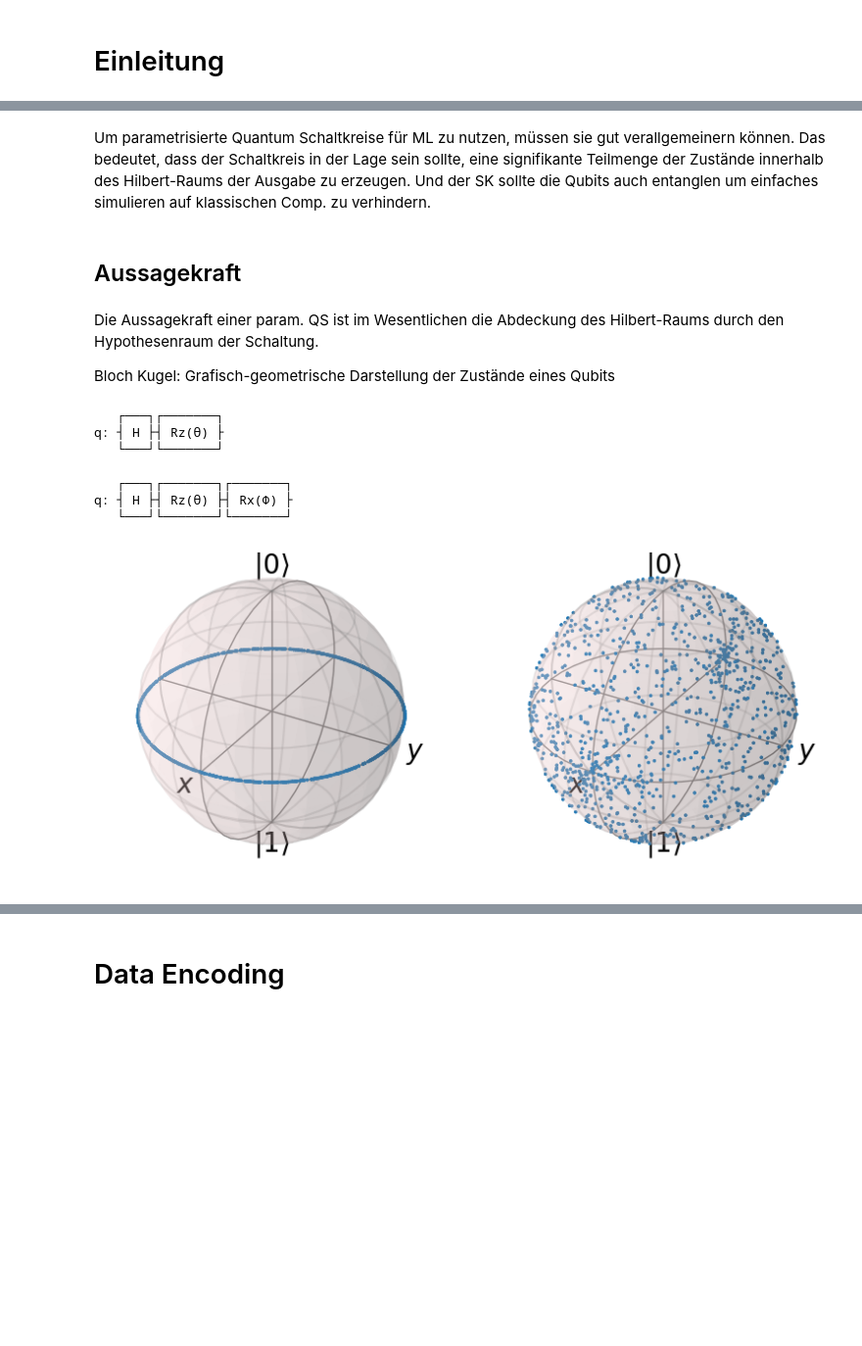
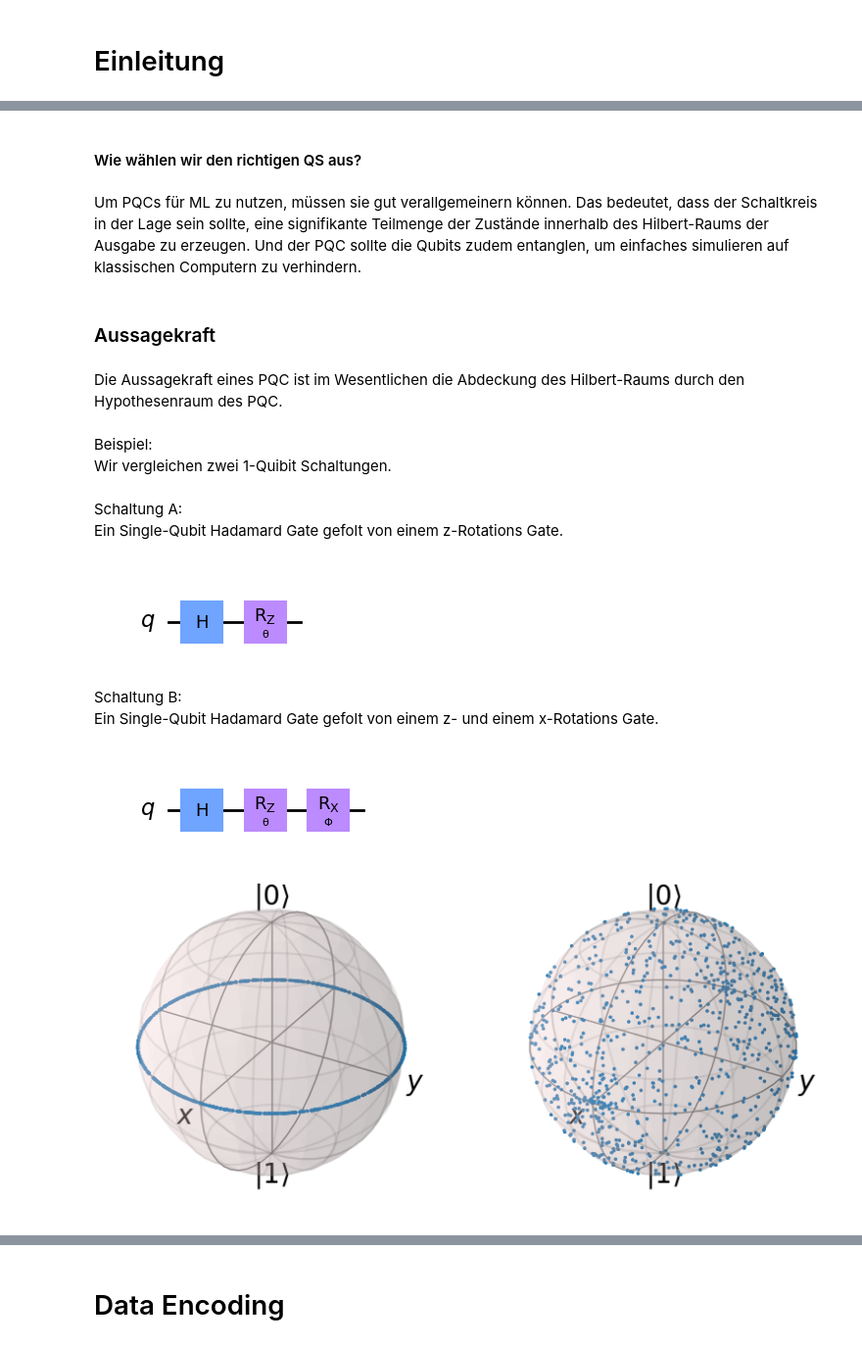
Before and after one commit to jannikobenhoff/quantum_machine_learning, a Jupyter notebook: tutorial/Tutorial.ipynb, the cells around one changed output, grey strips where cells are left out. Shown at 98% size. Cells and saved outputs as stored; diff of their text form; code cells hidden in the pictures; blank space fills up the shorter version.

```diff
--- a/tutorial/Tutorial.ipynb
+++ b/tutorial/Tutorial.ipynb
@@ -26,13 +49,19 @@ q_1: ─────────┤ Rz(θ) ├
+# %% [markdown]
+#### Wie wählen wir den richtigen QS aus?
 # %% [markdown]
-Um parametrisierte Quantum Schaltkreise für ML zu nutzen, müssen sie gut verallgemeinern können.
+Um PQCs für ML zu nutzen, müssen sie gut verallgemeinern können.
 Das bedeutet, dass der Schaltkreis in der Lage sein sollte, eine signifikante Teilmenge der Zustände innerhalb des Hilbert-Raums der Ausgabe zu erzeugen.
-Und der SK sollte die Qubits auch entanglen um einfaches simulieren auf klassischen Comp. zu verhindern.
+Und der PQC sollte die Qubits zudem entanglen, um einfaches simulieren auf klassischen Computern zu verhindern.
 # %% [markdown]
-## Aussagekraft
+### Aussagekraft
 # %% [markdown]
-Die Aussagekraft einer param. QS ist im Wesentlichen die Abdeckung des Hilbert-Raums durch den Hypothesenraum der Schaltung.
-
-Bloch Kugel: Grafisch-geometrische Darstellung der Zustände eines Qubits
+Die Aussagekraft eines PQC ist im Wesentlichen die Abdeckung des Hilbert-Raums durch den Hypothesenraum des PQC.<br>
+<br>
+Beispiel: <br>
+Wir vergleichen zwei 1-Quibit Schaltungen.
+# %% [markdown]
+Schaltung A: <br>
+Ein Single-Qubit Hadamard Gate gefolt von einem z-Rotations Gate.
 # %%
 import numpy as np
 import matplotlib.pyplot as plt
@@ -47,11 +76,12 @@ qc_A.h(0)
 qc_A.rz(theta_param, 0)
 
 
-qc_A.draw()
+qc_A.draw(output="mpl")
 # %% [output]
-   ┌───┐┌───────┐
-q: ┤ H ├┤ Rz(θ) ├
-   └───┘└───────┘
+[figure, added]
+# %% [markdown]
+Schaltung B: <br>
+Ein Single-Qubit Hadamard Gate gefolt von einem z- und einem x-Rotations Gate.
 # %%
 # Schaltung B
 qc_B = QuantumCircuit(1)
@@ -59,15 +89,13 @@ qc_B.h(0)
 qc_B.rz(theta_param, 0)
 qc_B.rx(phi_param, 0)
 
-qc_B.draw()
+qc_B.draw(output="mpl")
 # %% [output]
-   ┌───┐┌───────┐┌───────┐
-q: ┤ H ├┤ Rz(θ) ├┤ Rx(Φ) ├
-   └───┘└───────┘└───────┘
+[figure, added]
 # %%
 # Der Parameterraum für die beiden Parameter theta und pi wird einheitlich abgetastet
 np.random.seed(0)
-num_param = 1000
+num_param = 800
 theta = [2*np.pi*np.random.uniform() for i in range(num_param)]
 phi = [2*np.pi*np.random.uniform() for i in range(num_param)]
 
@@ -80,32 +108,32 @@ def state_to_bloch(state_vec):
     phi = np.angle(state_vec.data[1])-np.angle(state_vec.data[0])
     theta = 2*np.arccos(np.abs(state_vec.data[0]))
     return [np.sin(theta)*np.cos(phi),np.sin(theta)*np.sin(phi),np.cos(theta)]
 
 def draw_to_bloch(state_vec):
     # Zustandsvektoren zu Punkte auf Bloch Sphere
     phi = np.angle(state_vec.data[1])-np.angle(state_vec.data[0])
     theta = 2*np.arccos(np.abs(state_vec.data[0]))
     return [np.sin(theta)*np.cos(phi),np.sin(theta)*np.sin(phi),np.cos(theta)]
 
 # Bloch Plotting
 width, height = plt.figaspect(1/2)
 fig=plt.figure(figsize=(width, height))
 ax1, ax2 = fig.add_subplot(1, 2, 1, projection='3d'), fig.add_subplot(1, 2, 2, projection='3d')
 b1,b2 = Bloch(axes=ax1), Bloch(axes=ax2)
 b1.point_color, b2.point_color = ['tab:blue'],['tab:blue']
 b1.point_marker, b2.point_marker= ['o'],['o']
 b1.point_size, b2.point_size=[2],[2]
 
 # Zustandsvektoren für A und B für die 1000 Parameter bilden und zur Bloch Kugel hinzufügen
 for i in range(num_param):
     state_1=Statevector.from_instruction(qc_A.bind_parameters({theta_param:theta[i]}))
     state_2=Statevector.from_instruction(qc_B.bind_parameters({theta_param:theta[i], phi_param:phi[i]}))
     b1.add_points(state_to_bloch(state_1))
     b2.add_points(state_to_bloch(state_2))
 
 
 b1.show()
 b2.show()
 # %% [output]
-[figure, old version]
+[figure, new version]
 # %% [markdown]
```
Also changed, not shown: parts of 39 cells of this notebook, 8 other files.
